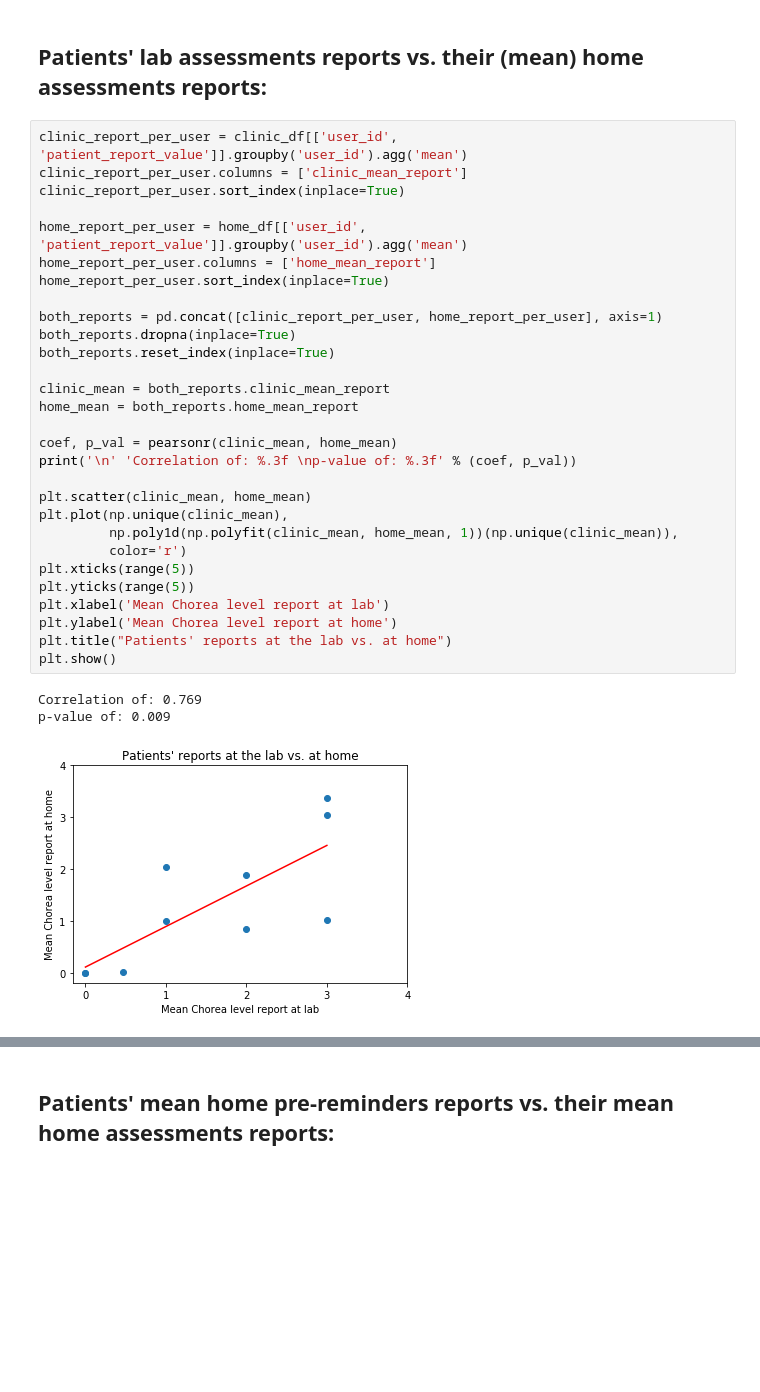
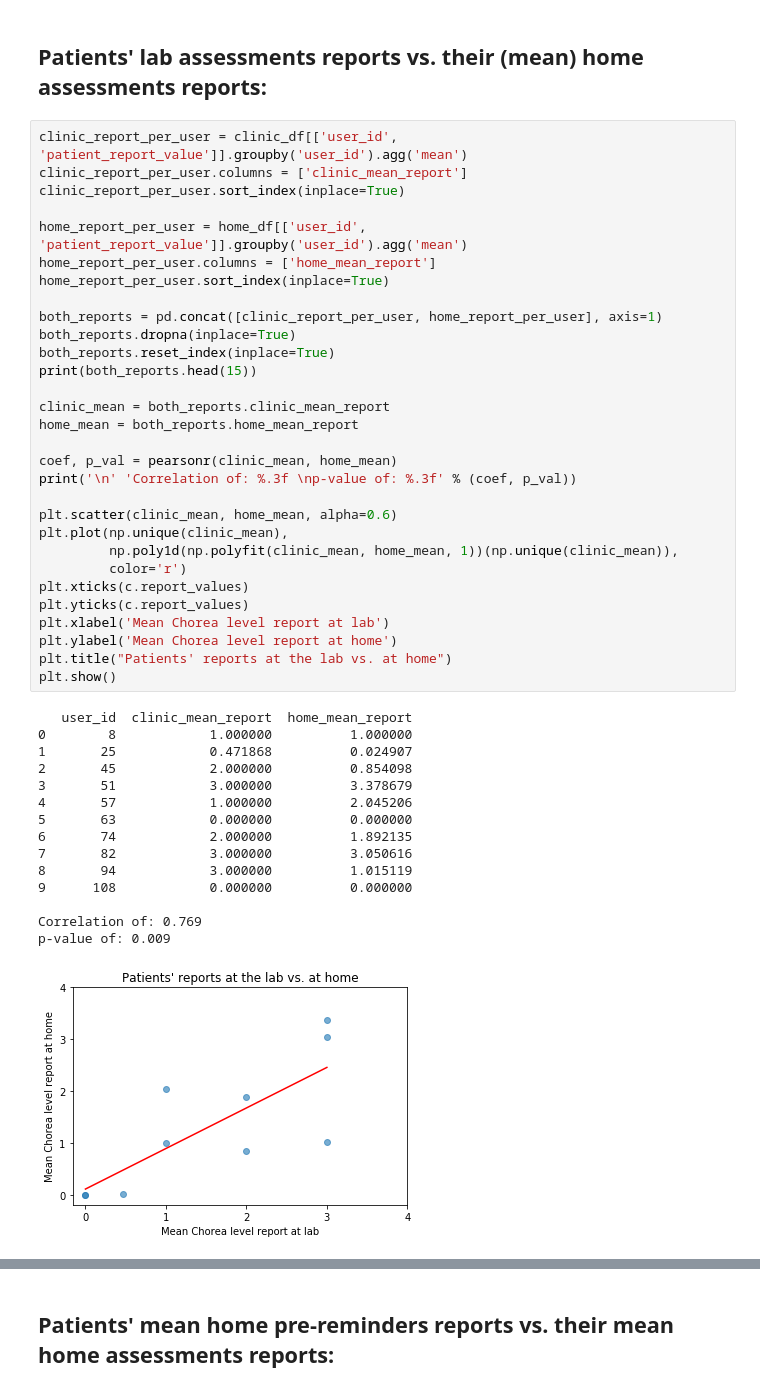
Before and after one commit to ShaniSarusi/DS-rep, a Jupyter notebook: Teva/data_statistical_inspection.ipynb, the cells around one changed output, grey strips where cells are left out. Drawn from its saved outputs; the diff is of its cells as text; blank space fills up the shorter version.

```diff
--- a/Teva/data_statistical_inspection.ipynb
+++ b/Teva/data_statistical_inspection.ipynb
@@ -345,34 +304,47 @@ p-value of: 0.151
 # %%
 clinic_report_per_user = clinic_df[['user_id', 'patient_report_value']].groupby('user_id').agg('mean')
 clinic_report_per_user.columns = ['clinic_mean_report']
 clinic_report_per_user.sort_index(inplace=True)
 
 home_report_per_user = home_df[['user_id', 'patient_report_value']].groupby('user_id').agg('mean')
 home_report_per_user.columns = ['home_mean_report']
 home_report_per_user.sort_index(inplace=True)
 
 both_reports = pd.concat([clinic_report_per_user, home_report_per_user], axis=1)
 both_reports.dropna(inplace=True)
 both_reports.reset_index(inplace=True)
+print(both_reports.head(15))
 
 clinic_mean = both_reports.clinic_mean_report
 home_mean = both_reports.home_mean_report
 
 coef, p_val = pearsonr(clinic_mean, home_mean)
 print('\n' 'Correlation of: %.3f \np-value of: %.3f' % (coef, p_val))
 
-plt.scatter(clinic_mean, home_mean)
+plt.scatter(clinic_mean, home_mean, alpha=0.6)
 plt.plot(np.unique(clinic_mean),
          np.poly1d(np.polyfit(clinic_mean, home_mean, 1))(np.unique(clinic_mean)),
          color='r')
-plt.xticks(range(5))
-plt.yticks(range(5))
+plt.xticks(c.report_values)
+plt.yticks(c.report_values)
 plt.xlabel('Mean Chorea level report at lab')
 plt.ylabel('Mean Chorea level report at home')
 plt.title("Patients' reports at the lab vs. at home")
 plt.show()
 # %% [output]
+   user_id  clinic_mean_report  home_mean_report
+0        8            1.000000          1.000000
+1       25            0.471868          0.024907
+2       45            2.000000          0.854098
+3       51            3.000000          3.378679
+4       57            1.000000          2.045206
+5       63            0.000000          0.000000
+6       74            2.000000          1.892135
+7       82            3.000000          3.050616
+8       94            3.000000          1.015119
+9      108            0.000000          0.000000
+
 Correlation of: 0.769
 p-value of: 0.009
-[figure, old version]
+[figure, new version]
 # %% [markdown]
```
Also changed, not shown: parts of 25 cells of this notebook, 1 other file.
